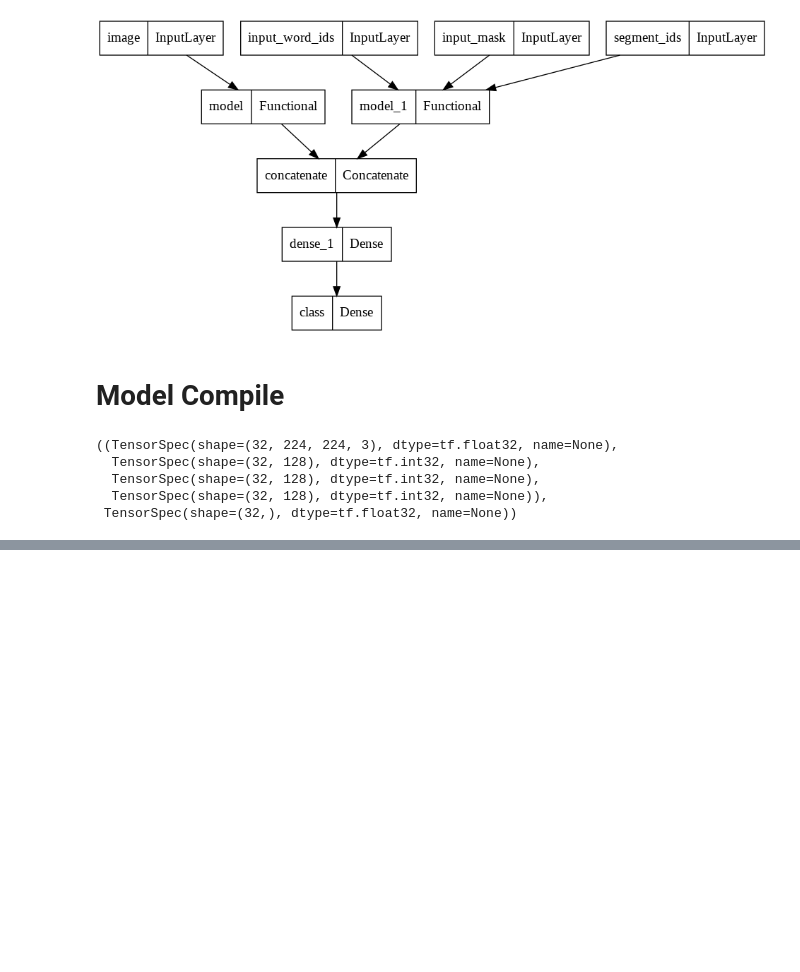
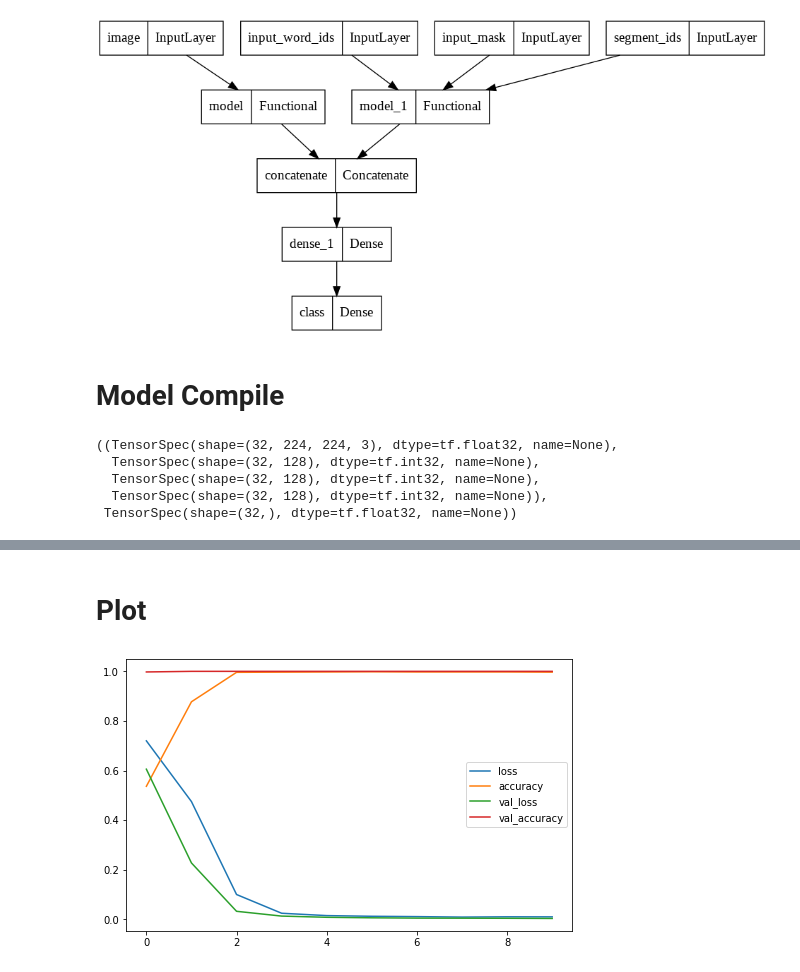
Before and after one commit to Stephanie9606/MultimodalDeepLearning_OnlineMemeClassification, a Jupyter notebook: binary_mulitimodal_early_fusion_memes.ipynb, the cells around one changed output, grey strips where cells are left out. Drawn from its saved outputs; the diff is of its cells as text; code cells hidden in the pictures; blank space fills up the shorter version.

```diff
--- a/binary_mulitimodal_early_fusion_memes.ipynb
+++ b/binary_mulitimodal_early_fusion_memes.ipynb
@@ -600,7 +600,7 @@ train_data.element_spec
 #step_size_valid=valid_generator.n//valid_generator.batch_size
 # %%
 # Train the model
-merge_model.fit(train_data,
+earlyfs_history = merge_model.fit(train_data,
                 #steps_per_epoch=step_size_train, #tf.dataset is none
                 validation_data=val_data,
                 #validation_steps=step_size_valid,
@@ -646,0 +641,7 @@ loss: 0.00801132619380951. accuracy: 0.9982638955116272
+# %% [markdown]
+# Plot
+# %%
+pd.DataFrame(earlyfs_history.history).plot(figsize=(8,5))
+plt.show()
+# %% [output]
+[figure, added]
```
Also changed, not shown: parts of 8 cells of this notebook.
